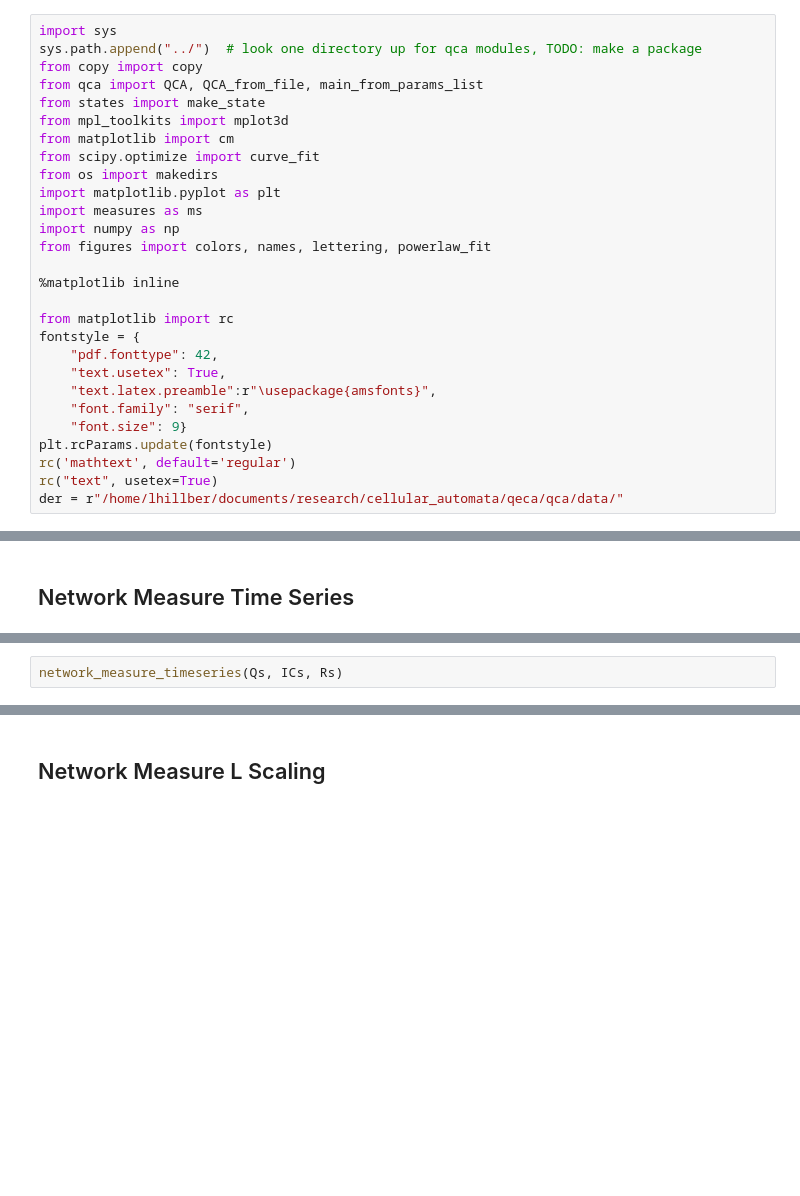
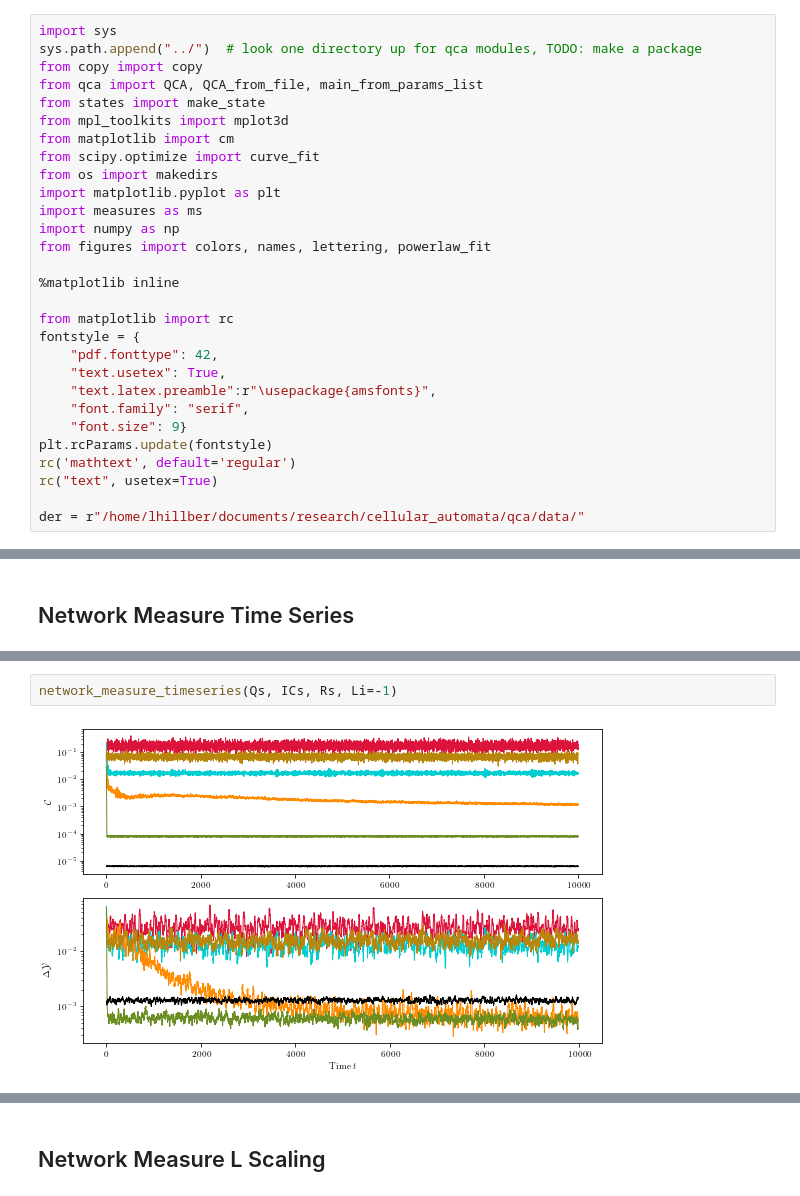
Before and after one commit to lhillber/qca, a Jupyter notebook: notebooks/figure3.ipynb, the cells around one changed output, grey strips where cells are left out. Saved outputs shown, nothing was run; the diff lists cells and outputs as text; blank space fills up the shorter version.

```diff
--- a/notebooks/figure3.ipynb
+++ b/notebooks/figure3.ipynb
@@ -25,7 +25,8 @@ fontstyle = {
 plt.rcParams.update(fontstyle)
 rc('mathtext', default='regular')
 rc("text", usetex=True)
-der = r"/home/lhillber/documents/research/cellular_automata/qeca/qca/data/"
+
+der = r"/home/lhillber/documents/research/cellular_automata/qca/data/"
 # %%
 import qca
 import core
@@ -146,7 +148,9 @@ def network_measure_timeseries(QS, ICs, Rs, Li=-1, t0=2, order=1, axs=None):
     if tight_layout:
         fig.tight_layout()
 # %%
-network_measure_timeseries(Qs, ICs, Rs)
+network_measure_timeseries(Qs, ICs, Rs, Li=-1)
+# %% [output]
+[figure, added]
 # %%
 (Qs[0,0,-1].C_1[500:]/Qs[0,1,-1].C_1[500:]).mean()
 # %% [output]
```
Also changed, not shown: parts of 16 cells of this notebook, 32 other files.
